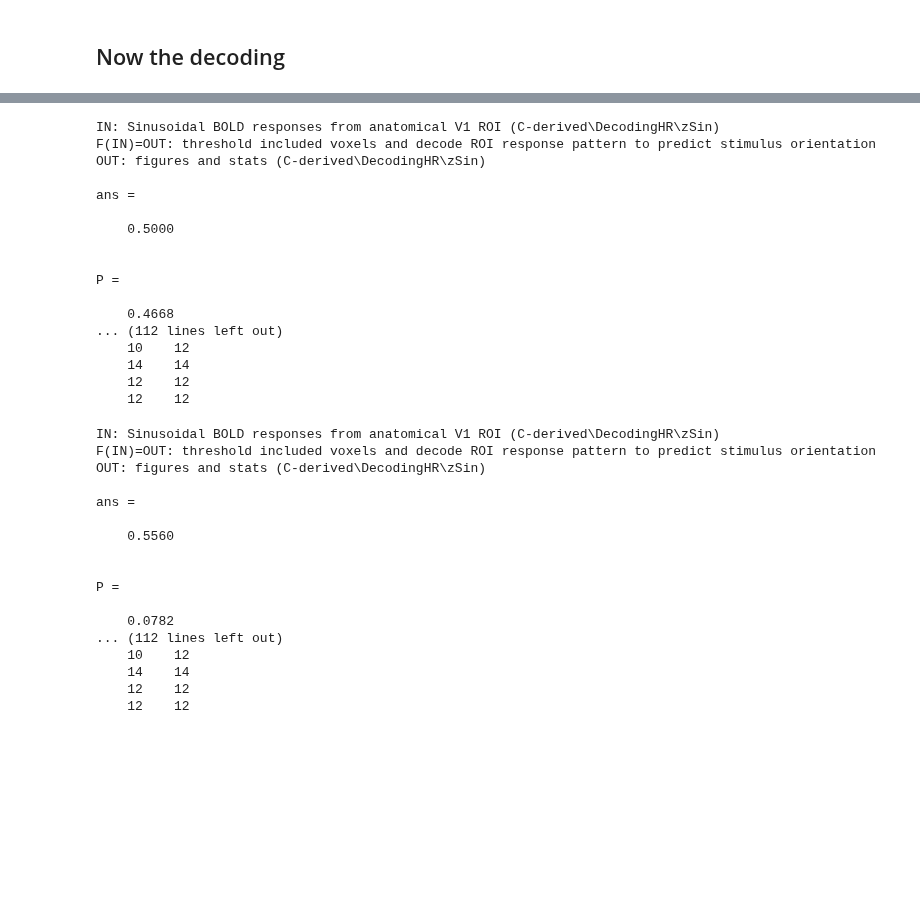
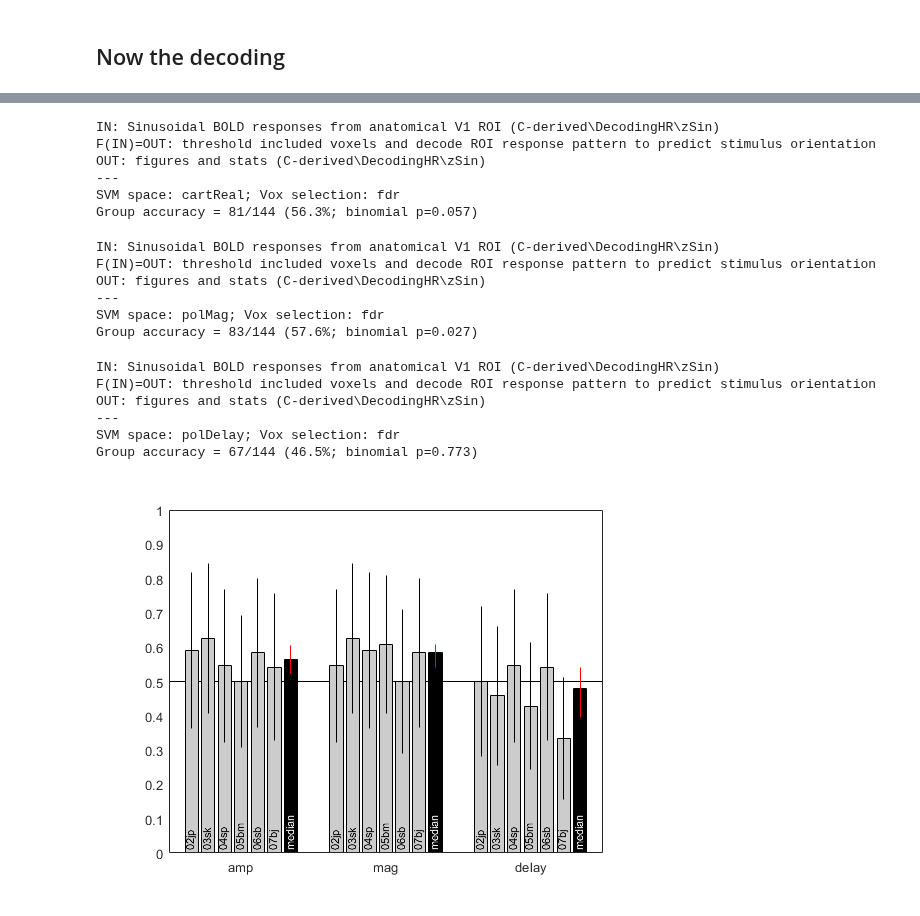
Before and after one commit to Proulx-S/HRdelay, a Jupyter notebook: neuroimaging/DecodingHR.ipynb, the cells around one changed output, grey strips where cells are left out. Cells and saved outputs as stored; diff of their text form; code cells hidden in the pictures; blank space fills up the shorter version.

Commit message:
Plot decoding results

```diff
--- a/neuroimaging/DecodingHR.ipynb
+++ b/neuroimaging/DecodingHR.ipynb
@@ -96,44 +74,31 @@ P =
-# %%
-runDecoding('none','polMag')
-runDecoding('p','polMag')
-runDecoding('fdr','polMag')
-# %% [output]
-IN: Sinusoidal BOLD responses from anatomical V1 ROI (C-derived\DecodingHR\zSin)
-F(IN)=OUT: threshold included voxels and decode ROI response pattern to predict stimulus orientation
-OUT: figures and stats (C-derived\DecodingHR\zSin)
-
-ans =
-
-    0.5000
-
-
-P =
-
-    0.4668
-... (112 lines left out)
-    10    12
-    14    14
-    12    12
-    12    12
-# %%
-runDecoding('none','polDelay')
-runDecoding('p','polDelay')
-runDecoding('fdr','polDelay')
-# %% [output]
-IN: Sinusoidal BOLD responses from anatomical V1 ROI (C-derived\DecodingHR\zSin)
-F(IN)=OUT: threshold included voxels and decode ROI response pattern to predict stimulus orientation
-OUT: figures and stats (C-derived\DecodingHR\zSin)
-
-ans =
-
-    0.5560
-
-
-P =
-
-    0.0782
-... (112 lines left out)
-    10    12
-    14    14
-    12    12
-    12    12
+# %%
+res.amp = runDecoding('fdr','cartReal');
+# %% [output]
+IN: Sinusoidal BOLD responses from anatomical V1 ROI (C-derived\DecodingHR\zSin)
+F(IN)=OUT: threshold included voxels and decode ROI response pattern to predict stimulus orientation
+OUT: figures and stats (C-derived\DecodingHR\zSin)
+---
+SVM space: cartReal; Vox selection: fdr
+Group accuracy = 81/144 (56.3%; binomial p=0.057)
+# %%
+res.mag = runDecoding('fdr','polMag');
+# %% [output]
+IN: Sinusoidal BOLD responses from anatomical V1 ROI (C-derived\DecodingHR\zSin)
+F(IN)=OUT: threshold included voxels and decode ROI response pattern to predict stimulus orientation
+OUT: figures and stats (C-derived\DecodingHR\zSin)
+---
+SVM space: polMag; Vox selection: fdr
+Group accuracy = 83/144 (57.6%; binomial p=0.027)
+# %%
+res.delay = runDecoding('fdr','polDelay');
+# %% [output]
+IN: Sinusoidal BOLD responses from anatomical V1 ROI (C-derived\DecodingHR\zSin)
+F(IN)=OUT: threshold included voxels and decode ROI response pattern to predict stimulus orientation
+OUT: figures and stats (C-derived\DecodingHR\zSin)
+---
+SVM space: polDelay; Vox selection: fdr
+Group accuracy = 67/144 (46.5%; binomial p=0.773)
+# %%
+plotDecoding(res)
+# %% [output]
+[figure, added]
```
Also changed, not shown: parts of 1 cell of this notebook, 5 other files.
